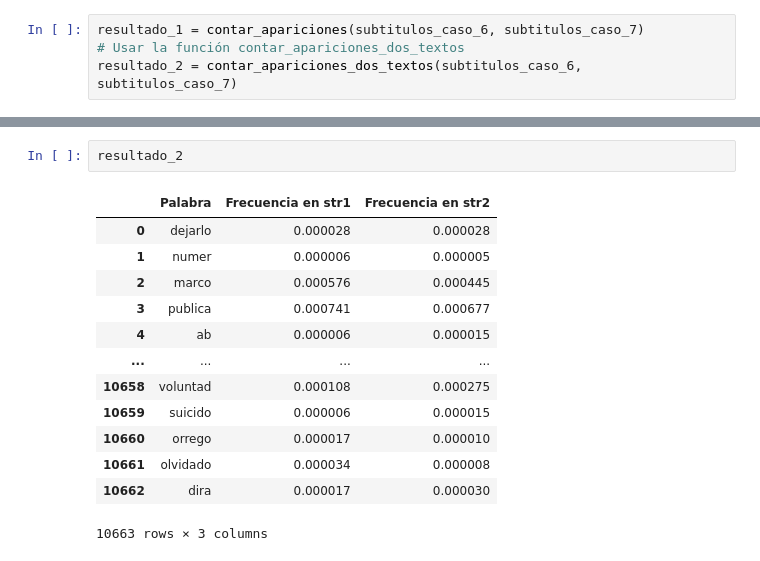
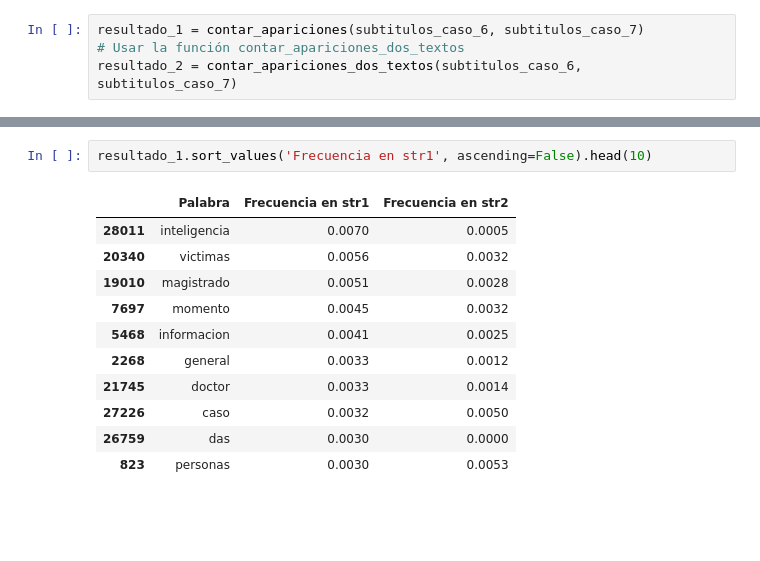
Before and after one commit to briveros23/Redes_sociales, a Jupyter notebook: notebook/Taller4_presentacion.ipynb, the cells around one changed output, grey strips where cells are left out. Cells and saved outputs as stored; diff of their text form; blank space fills up the shorter version.

```diff
--- a/notebook/Taller4_presentacion.ipynb
+++ b/notebook/Taller4_presentacion.ipynb
@@ -255,16 +239,14 @@ resultado_1
-# %%
-resultado_2
-# %% [output]
-|  | Palabra | Frecuencia en str1 | Frecuencia en str2 |
-| 0 | dejarlo | 0.000028 | 0.000028 |
-| 1 | numer | 0.000006 | 0.000005 |
-| 2 | marco | 0.000576 | 0.000445 |
-| 3 | publica | 0.000741 | 0.000677 |
-| 4 | ab | 0.000006 | 0.000015 |
-| ... | ... | ... | ... |
-| 10658 | voluntad | 0.000108 | 0.000275 |
-| 10659 | suicido | 0.000006 | 0.000015 |
-| 10660 | orrego | 0.000017 | 0.000010 |
-| 10661 | olvidado | 0.000034 | 0.000008 |
-| 10662 | dira | 0.000017 | 0.000030 |
-10663 rows × 3 columns
+# %%
+resultado_1.sort_values('Frecuencia en str1', ascending=False).head(10)
+# %% [output]
+|  | Palabra | Frecuencia en str1 | Frecuencia en str2 |
+| 28011 | inteligencia | 0.0070 | 0.0005 |
+| 20340 | victimas | 0.0056 | 0.0032 |
+| 19010 | magistrado | 0.0051 | 0.0028 |
+| 7697 | momento | 0.0045 | 0.0032 |
+| 5468 | informacion | 0.0041 | 0.0025 |
+| 2268 | general | 0.0033 | 0.0012 |
+| 21745 | doctor | 0.0033 | 0.0014 |
+| 27226 | caso | 0.0032 | 0.0050 |
+| 26759 | das | 0.0030 | 0.0000 |
+| 823 | personas | 0.0030 | 0.0053 |
```
Also changed, not shown: parts of 5 cells of this notebook, 1 other file.
